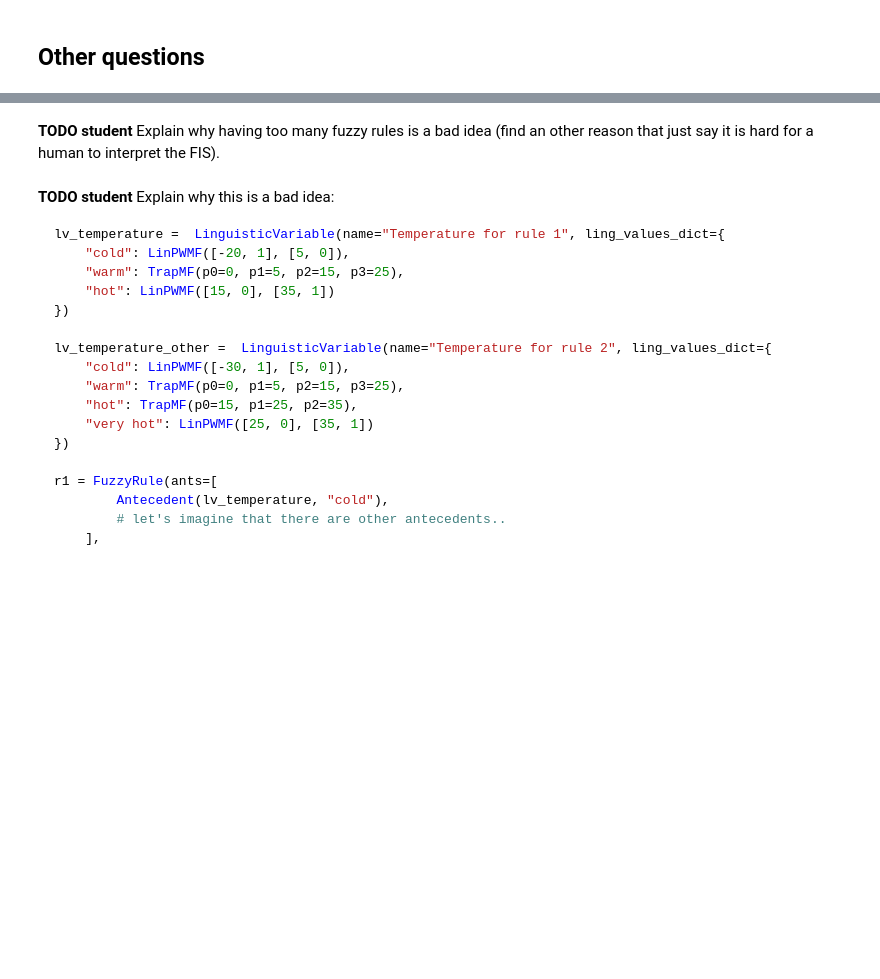
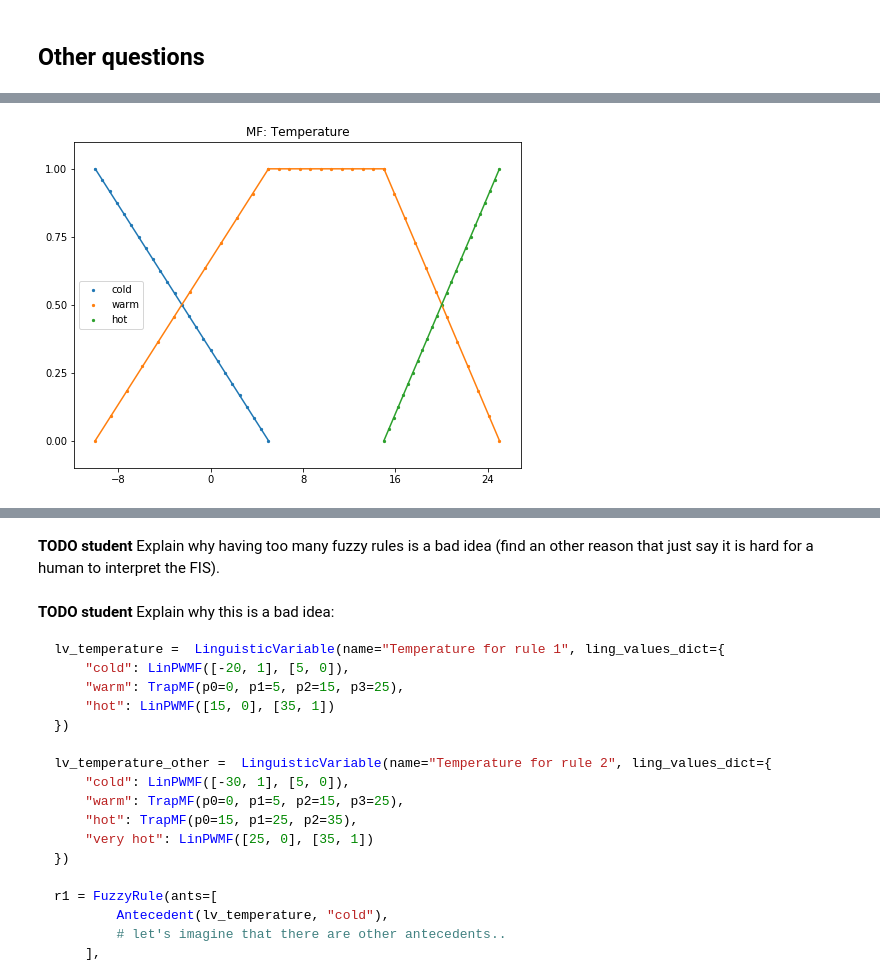
Before and after one commit to X4l1b1/LFA_Labs, a Jupyter notebook: 040_interpretability/000_interpretability.ipynb, the cells around one changed output, grey strips where cells are left out. Drawn from its saved outputs; the diff is of its cells as text; code cells hidden in the pictures; blank space fills up the shorter version.

```diff
--- a/040_interpretability/000_interpretability.ipynb
+++ b/040_interpretability/000_interpretability.ipynb
@@ -184,0 +192,10 @@ fisv.show()
+# %%
+lv_ex1 = LinguisticVariable(name="Temperature", ling_values_dict={
+    "cold": LinPWMF([-10, 1], [5, 0]),
+    "warm": TrapMF(p0=-10, p1=5, p2=15, p3=25),
+    "hot": LinPWMF([15, 0], [25, 1])
+})
+
+LinguisticVariableViewer(lv_ex1).show()
+# %% [output]
+[figure, added]
```
Also changed, not shown: parts of 11 cells of this notebook.
